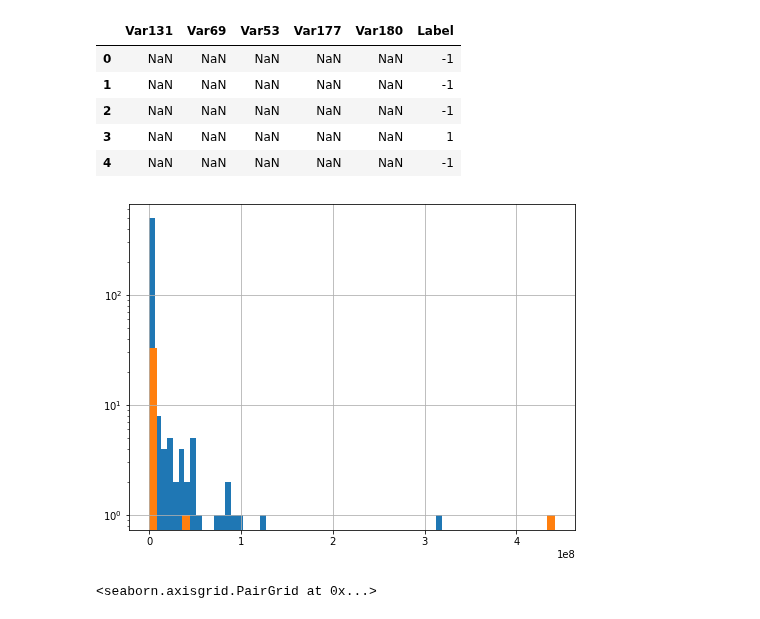
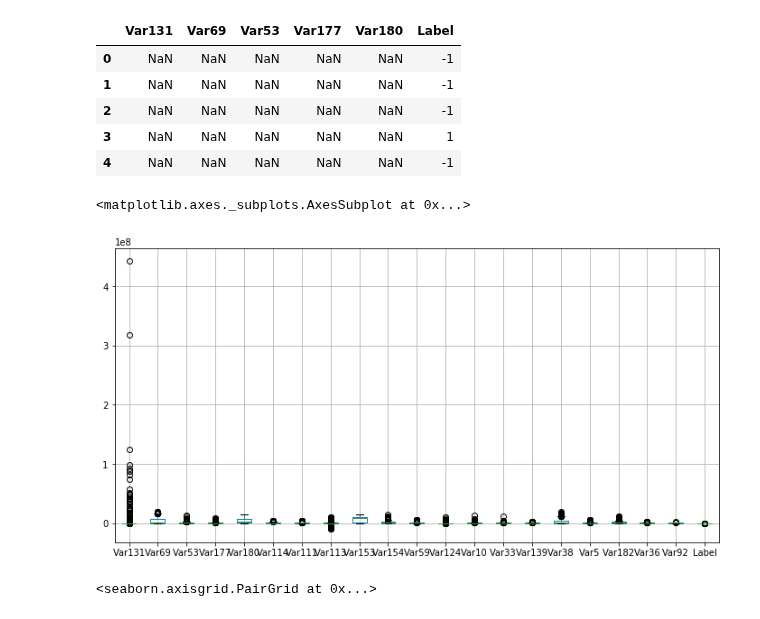
Before and after one commit to dminikorenb/DataLearning, a Jupyter notebook: 2-churn_prediction/dminik6_part2_w1.ipynb, the cells around one changed output. Drawn from its saved outputs; the diff is of its cells as text; code cells hidden in the pictures.

```diff
--- a/2-churn_prediction/dminik6_part2_w1.ipynb
+++ b/2-churn_prediction/dminik6_part2_w1.ipynb
@@ -171,4 +179,5 @@ https://medium.com/nuances-of-programming/5-%D0%BF%D1%80%D0%BE%D1%81%D1%82%D1%8B
 
 Распределения в разрезе классов - может быть это по оси X - -1, 1, по оси Y - значение переменной
 # %%
-df4 = df_data[ser_sort.head(5).index.tolist() + ['Label']]
+df4 = df_data[ser_sort.head(20).index.tolist() + ['Label']]
+df4.boxplot( figsize=(12,6) )
@@ -186,15 +211,16 @@ df4.head()
 # %%
 # distplot(df4.Var131.dropna())
 
-fig, ax = plt.subplots(figsize=(8,6))
-# df.groupby('ProjID').plot(kind='line', x = "Xcoord", y = "Ycoord", ax=ax)
-df4.groupby('Label').Var131.hist(ax=ax, bins=50)
-ax.set_yscale('log')
-plt.show()
+# fig, ax = plt.subplots(figsize=(8,6))
+# df4.groupby('Label').Var131.hist(ax=ax, bins=50)
+# ax.set_yscale('log')
+# plt.show()
 # boxplot(df4[[df4.Label==1]].Var131)
 # boxplot([df4[df4.Label==1].Var69, df4[df4.Label==-1].Var69], orient="h")
+df4.boxplot( figsize=(12,6) )
 # %% [output]
+<matplotlib.axes._subplots.AxesSubplot at 0x...>
-[figure, old version]
+[figure, new version]
 # %%
 pairplot(df4, hue='Label')
 # %% [output]
```
Also changed, not shown: parts of 6 cells of this notebook.
